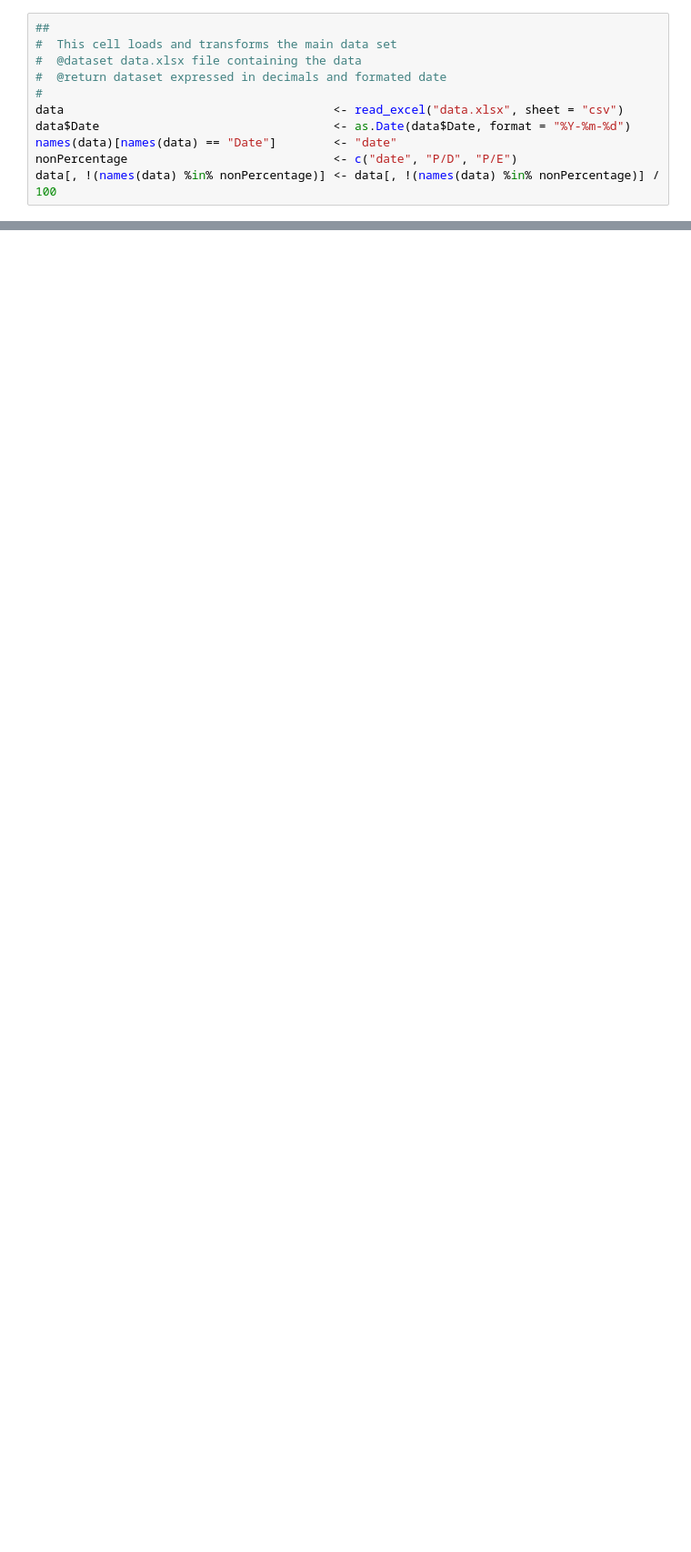
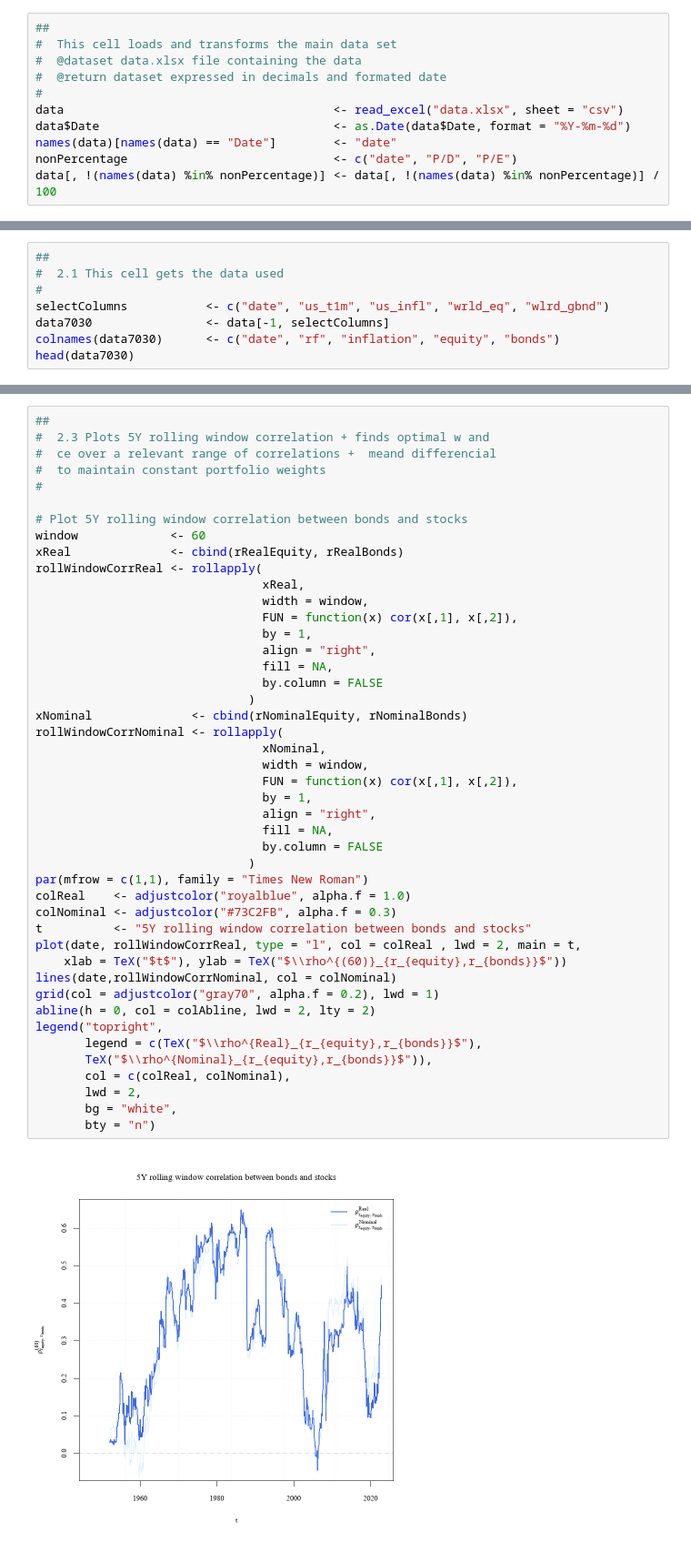
Before and after one commit to S2310053/GRA6560, a Jupyter notebook: main_code.ipynb, the cells around one changed output, grey strips where cells are left out. Shown at 91% size. Drawn from its saved outputs; the diff is of its cells as text; blank space fills up the shorter version.

```diff
--- a/main_code.ipynb
+++ b/main_code.ipynb
@@ -394,0 +55,8 @@ A matrix: 4 × 2 of type dbl
+# %%
+##
+#  2.1 This cell gets the data used
+#
+selectColumns           <- c("date", "us_t1m", "us_infl", "wrld_eq", "wlrd_gbnd")
+data7030                <- data[-1, selectColumns]
+colnames(data7030)      <- c("date", "rf", "inflation", "equity", "bonds")
+head(data7030)
@@ -394,0 +270,47 @@ A matrix: 4 × 2 of type dbl
+# %%
+##
+#  2.3 Plots 5Y rolling window correlation + finds optimal w and
+#  ce over a relevant range of correlations +  meand differencial
+#  to maintain constant portfolio weights
+#
+
+# Plot 5Y rolling window correlation between bonds and stocks
+window             <- 60
+xReal              <- cbind(rRealEquity, rRealBonds)
+rollWindowCorrReal <- rollapply(
+                                xReal,
+                                width = window,
+                                FUN = function(x) cor(x[,1], x[,2]),
+                                by = 1,
+                                align = "right",
+                                fill = NA,
+                                by.column = FALSE
+                              )
+xNominal              <- cbind(rNominalEquity, rNominalBonds)
+rollWindowCorrNominal <- rollapply(
+                                xNominal,
+                                width = window,
+                                FUN = function(x) cor(x[,1], x[,2]),
+                                by = 1,
+                                align = "right",
+                                fill = NA,
+                                by.column = FALSE
+                              )
+par(mfrow = c(1,1), family = "Times New Roman")
+colReal    <- adjustcolor("royalblue", alpha.f = 1.0)
+colNominal <- adjustcolor("#73C2FB", alpha.f = 0.3)
+t          <- "5Y rolling window correlation between bonds and stocks"
+plot(date, rollWindowCorrReal, type = "l", col = colReal , lwd = 2, main = t,
+    xlab = TeX("$t$"), ylab = TeX("$\\rho^{(60)}_{r_{equity},r_{bonds}}$"))
+lines(date,rollWindowCorrNominal, col = colNominal)
+grid(col = adjustcolor("gray70", alpha.f = 0.2), lwd = 1)
+abline(h = 0, col = colAbline, lwd = 2, lty = 2)
+legend("topright",
+       legend = c(TeX("$\\rho^{Real}_{r_{equity},r_{bonds}}$"),
+       TeX("$\\rho^{Nominal}_{r_{equity},r_{bonds}}$")),
+       col = c(colReal, colNominal),
+       lwd = 2,
+       bg = "white",
+       bty = "n")
+# %% [output]
+[figure, added]
```
Also changed, not shown: parts of 9 cells of this notebook.
